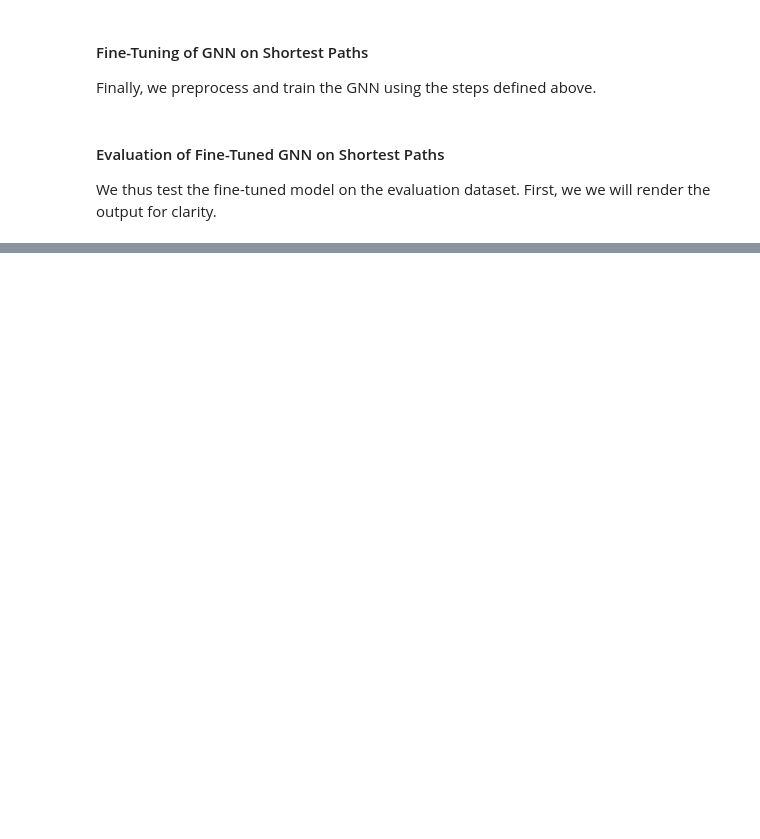
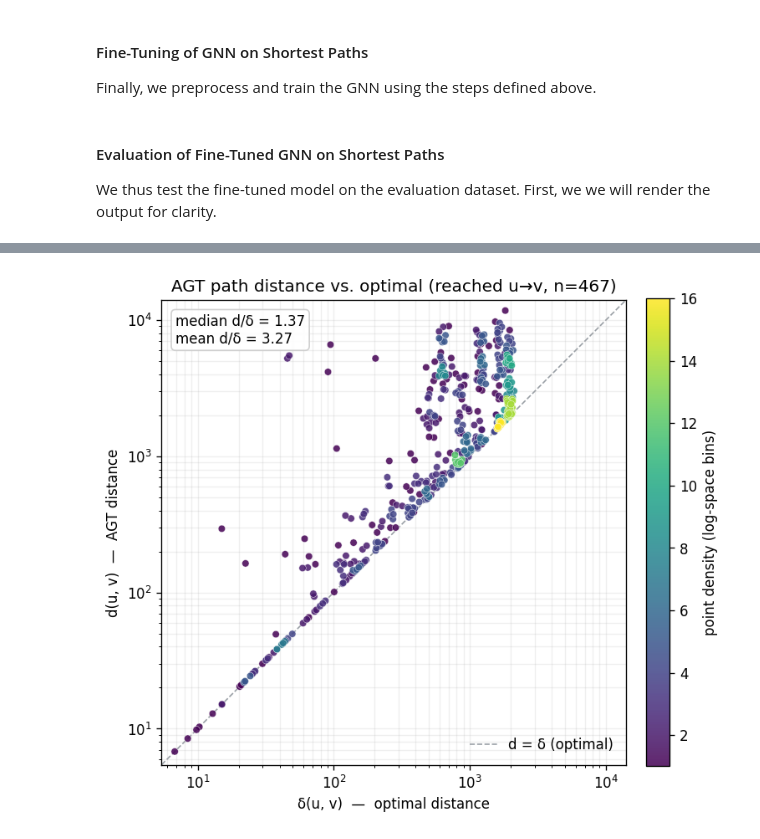
Before and after one commit to jotaporras/GREP, a Jupyter notebook: notebooks/e9_gnn_navigation.ipynb, the cells around one changed output, grey strips where cells are left out. Drawn from its saved outputs; the diff is of its cells as text; code cells hidden in the pictures; blank space fills up the shorter version.

```diff
--- a/notebooks/e9_gnn_navigation.ipynb
+++ b/notebooks/e9_gnn_navigation.ipynb
@@ -360,7 +361,8 @@ $\displaystyle \left[\begin{matrix}0.444\end{matrix}\right]$
 Next, we actually preprocess and train the GNN using the steps defined above.
 # %%
 # Init variables.
-load_test_graphs = True
+load_test_graphs = False
+use_1000_nodes = False
 
 # Configure the training and test datasets.
 train_dataset, _ = data.load_samples_by_graph(
@@ -404,6 +406,7 @@ def generate_data(dataset):
                 paths[u, v, 0:len(p)] = p
                 paths[v, u, 0:len(p)] = p
         dist.fill_diagonal_(EPS)
+        graph.diameter = delta_max
         graph.paths = paths.to(device)
         graph.dist = dist.to(device)
 
@@ -448,14 +451,17 @@ def reshuffle(graphs):
 train_graphs = generate_data(train_dataset)
 val_graphs = generate_data(val_dataset)
 
-# test_dataset = {k: v for k, v in test_dataset.items() if k not in ['eval_graph_unique_1000']}
+if not use_1000_nodes:
+    test_dataset = {k: v for k, v in test_dataset.items() if k not in ['eval_graph_unique_1000']}
+
 if load_test_graphs:
     with open(save_path, 'rb') as file:
         test_graphs = pickle.load(file)
 else:
     test_graphs = generate_data(test_dataset)
-    with open(save_path, 'wb') as file:
-        pickle.dump(test_graphs, file)
+    if use_1000_nodes:
+        with open(save_path, 'wb') as file:
+            pickle.dump(test_graphs, file)
 # %%
 # Train the GNNEdgeDetector to reconstruct the graph adjacency.
 batch_size = 4
@@ -1723,0 +1734,31 @@ plt.tight_layout(); plt.show()
+# %%
+# Plot the AGT distance against the optimal distance.
+reached = metrics['reached']
+delta = np.array([x for x, r in zip(metrics['opt_dist'], reached) if r])
+distance = np.array([y for y, r in zip(metrics['agt_dist'], reached) if r])
+ratio = distance / delta
+
+# Ensure that the data span orders of magnitude.
+lx, ly = np.log10(delta), np.log10(distance)
+H, xe, ye = np.histogram2d(lx, ly, bins=40)
+ix = np.clip(np.searchsorted(xe, lx) - 1, 0, H.shape[0] - 1)
+iy = np.clip(np.searchsorted(ye, ly) - 1, 0, H.shape[1] - 1)
+dens = H[ix, iy]; order = dens.argsort()
+lo = min(delta.min(), distance.min()) * 0.8
+hi = max(delta.max(), distance.max()) * 1.2
+fig, ax = plt.subplots(figsize=(6.4, 6), dpi=120)
+ax.plot([lo, hi], [lo, hi], ls='--', lw=1, color='#9aa0a6', zorder=1, label='d = \u03b4 (optimal)')
+sc = ax.scatter(delta[order], distance[order], c=dens[order], s=26, cmap='viridis',
+                alpha=0.85, edgecolors='white', linewidths=0.3, zorder=2)
+cb = fig.colorbar(sc, ax=ax, fraction=0.046, pad=0.04); cb.set_label('point density (log-space bins)')
+ax.set_xscale('log'); ax.set_yscale('log')
+ax.set_xlim(lo, hi); ax.set_ylim(lo, hi); ax.set_aspect('equal')
+ax.set_xlabel('\u03b4(u, v)  \u2014  optimal distance'); ax.set_ylabel('d(u, v)  \u2014  AGT distance')
+ax.set_title(f'AGT path distance vs. optimal (reached u\u2192v, n={len(distance)})')
+ax.text(0.03, 0.97, f"median d/\u03b4 = {np.median(ratio):.2f}\nmean d/\u03b4 = {ratio.mean():.2f}",
+        transform=ax.transAxes, va='top', ha='left',
+        bbox=dict(boxstyle='round', fc='white', ec='#cccccc', alpha=0.9))
+ax.legend(frameon=False, loc='lower right'); ax.grid(alpha=0.2, which='both')
+plt.tight_layout(); plt.show()
+# %% [output]
+[figure, added]
```
Also changed, not shown: parts of 24 cells of this notebook.
